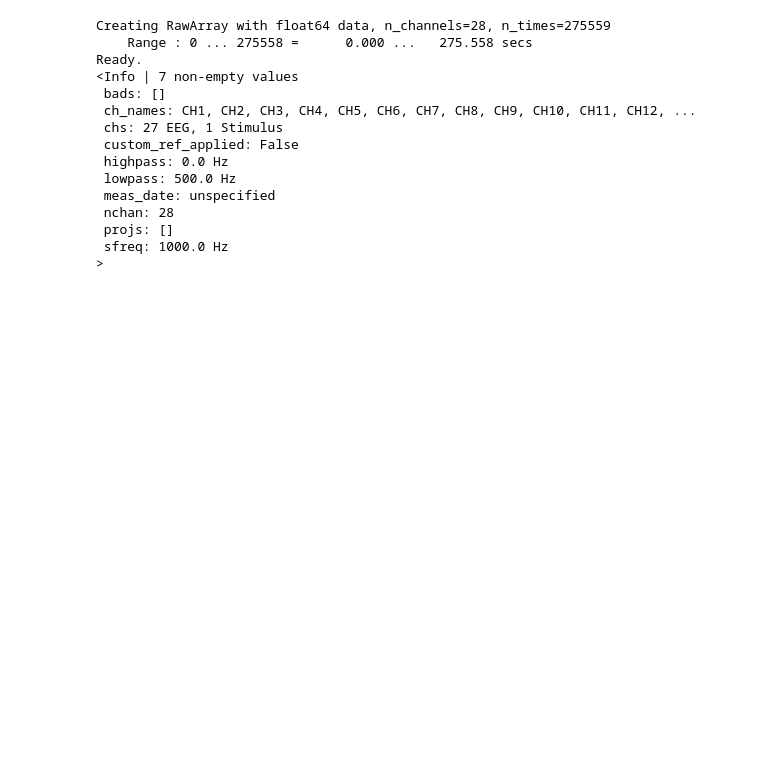
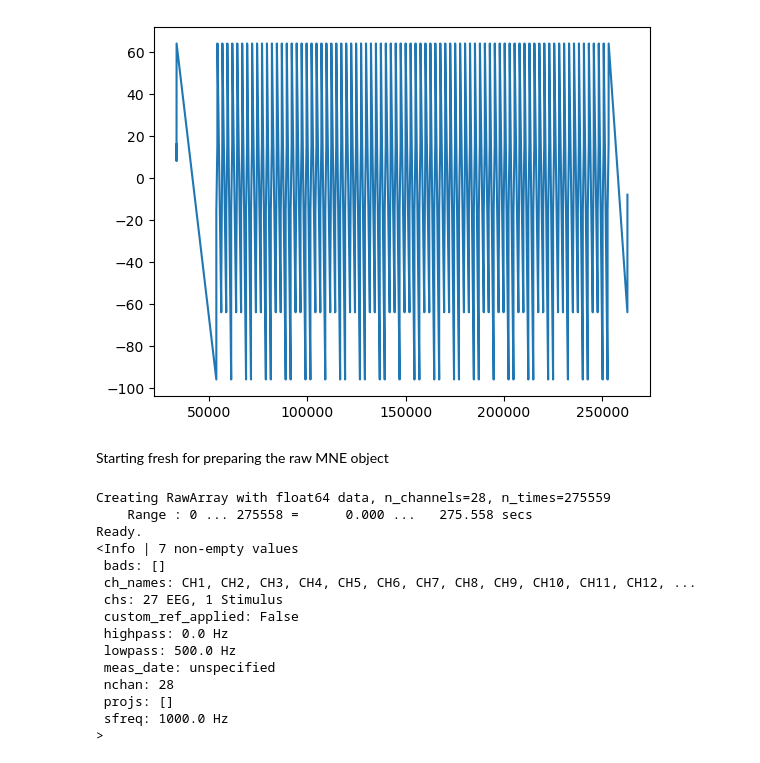
Before and after one commit to Met0o/EEG, a Jupyter notebook: MNE.ipynb, the cells around one changed output. Drawn from its saved outputs; the diff is of its cells as text; code cells hidden in the pictures; blank space fills up the shorter version.

```diff
--- a/MNE.ipynb
+++ b/MNE.ipynb
@@ -14,0 +42,21 @@ from scipy.signal import lfilter
+# %%
+df = pd.read_csv("data/0014.txt", sep='\t', index_col=False, header=0)
+# Apply the Noth filter
+sampling_rate = 1000 # samples per second
+notch_freq = 50 # Hz
+notch_bw = 2 # Hz
+
+eeg_mask = df.columns != 'EVENT1'
+
+b, a = signal.iirnotch(notch_freq, notch_bw, sampling_rate)
+filtered_data = signal.lfilter(b, a, df.loc[:, eeg_mask], axis=0)
+filtered_df = df.copy()
+filtered_df.loc[:, eeg_mask] = filtered_data
+
+# Calculate the difference between consecutive values in the "EVENT1" column
+filtered_df['derivative'] = filtered_df['EVENT1'].diff()
+
+# Define the window size (in number of rows)
+window_size = 5
+rolling_window = filtered_df['derivative'].rolling(window_size)
+filtered_df['window'] = rolling_window.mean()
@@ -15 +119,10 @@ from scipy.signal import lfilter
+# %%
+der = filtered_df[filtered_df['derivative'] != 0]
+# Plot the filtered series
+der['derivative'].plot()
+plt.show()
+# %% [output]
+[figure, added]
+# %% [markdown]
+Starting fresh for preparing the raw MNE object
 # %%
```
Also changed, not shown: parts of 27 cells of this notebook, 1 other file.
